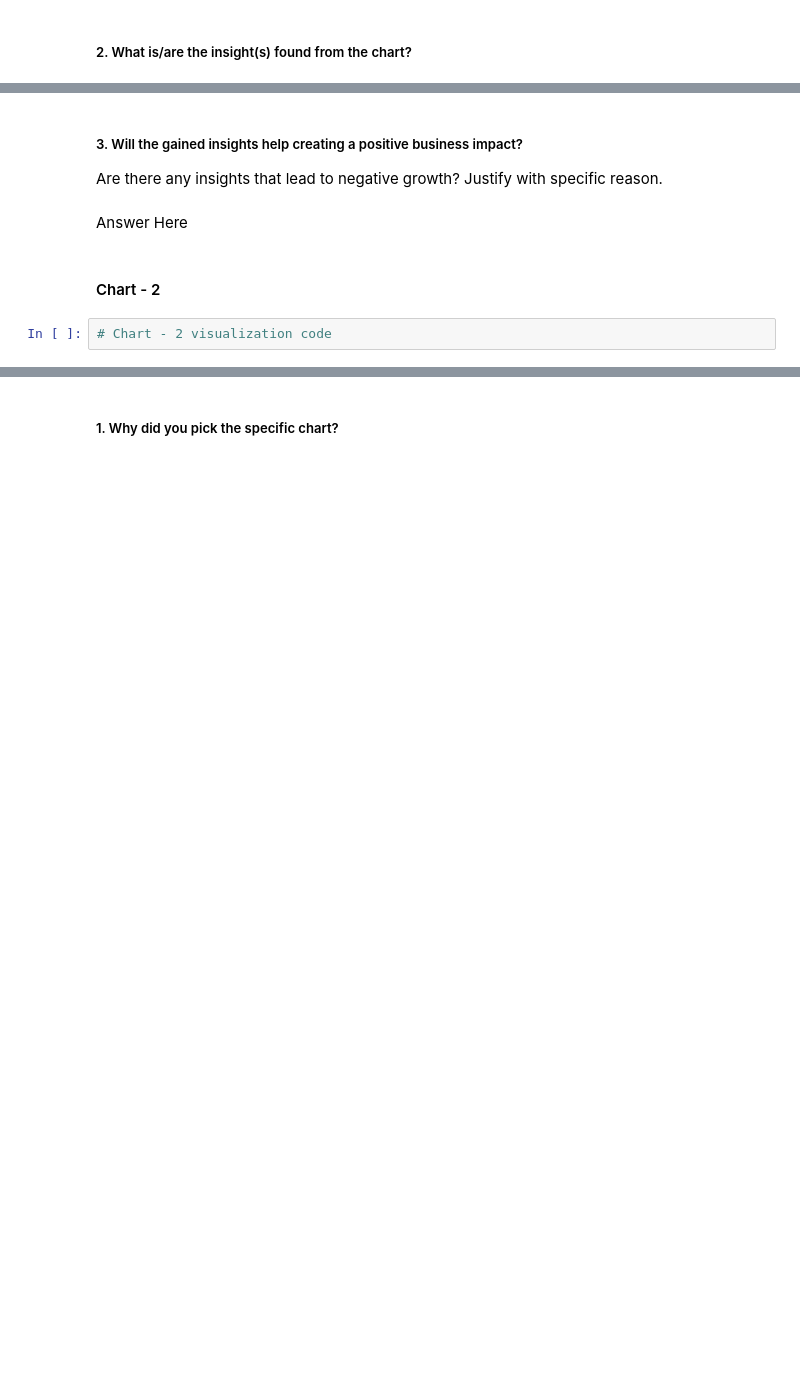
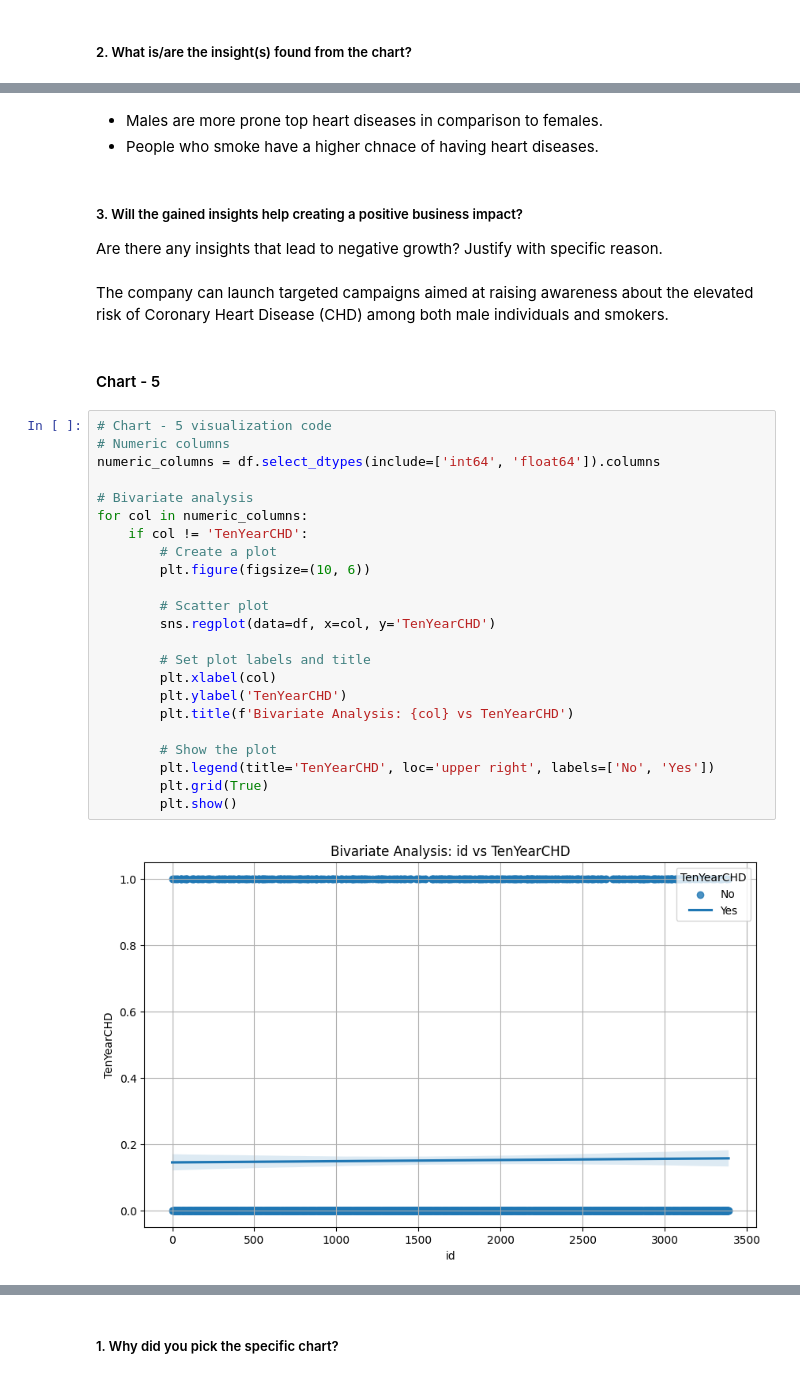
Before and after one commit to DevanshA2511/Devanshs_Cardiovascular_Risk_Prediction, a Jupyter notebook: Devansh's_Cardiovascular_Risk_Prediction_ML_Project.ipynb, the cells around one changed output, grey strips where cells are left out. Saved outputs shown, nothing was run; the diff lists cells and outputs as text; blank space fills up the shorter version.

```diff
--- a/Devansh's_Cardiovascular_Risk_Prediction_ML_Project.ipynb
+++ b/Devansh's_Cardiovascular_Risk_Prediction_ML_Project.ipynb
@@ -291,9 +486,35 @@ Answer Here
+# %% [markdown]
+* Males are more prone top heart diseases in comparison to females.
+* People who smoke have a higher chnace of having heart diseases.
 # %% [markdown]
 ##### 3. Will the gained insights help creating a positive business impact?
 Are there any insights that lead to negative growth? Justify with specific reason.
-# %% [markdown]
-Answer Here
+# %% [markdown]
+The company can launch targeted campaigns aimed at raising awareness about the elevated risk of Coronary Heart Disease (CHD) among both male individuals and smokers.
 # %% [markdown]
-#### Chart - 2
+#### Chart - 5
-# %%
-# Chart - 2 visualization code
+# %%
+# Chart - 5 visualization code
+# Numeric columns
+numeric_columns = df.select_dtypes(include=['int64', 'float64']).columns
+
+# Bivariate analysis
+for col in numeric_columns:
+    if col != 'TenYearCHD':
+        # Create a plot
+        plt.figure(figsize=(10, 6))
+
+        # Scatter plot
+        sns.regplot(data=df, x=col, y='TenYearCHD')
+
+        # Set plot labels and title
+        plt.xlabel(col)
+        plt.ylabel('TenYearCHD')
+        plt.title(f'Bivariate Analysis: {col} vs TenYearCHD')
+
+        # Show the plot
+        plt.legend(title='TenYearCHD', loc='upper right', labels=['No', 'Yes'])
+        plt.grid(True)
+        plt.show()
+# %% [output]
+[figure, added]
```
Also changed, not shown: parts of 89 cells of this notebook.
